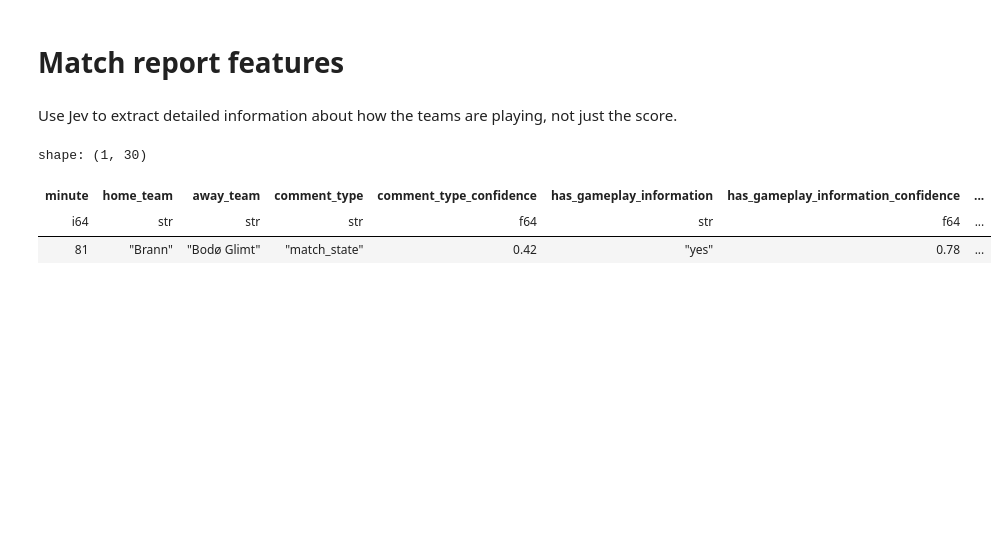
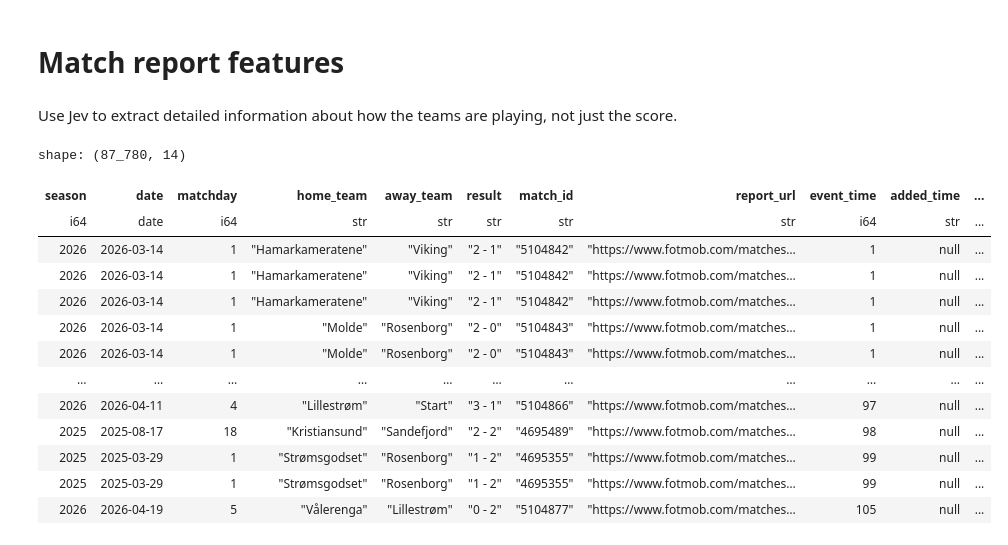
Before and after one commit to PolarsDude/brann_ticket_sales_forecasting, a Jupyter notebook: jev_experiments.ipynb, the cells around one changed output. Drawn from its saved outputs; the diff is of its cells as text; code cells hidden in the pictures; blank space fills up the shorter version.

```diff
--- a/jev_experiments.ipynb
+++ b/jev_experiments.ipynb
@@ -133,4 +19,60 @@ klassifiser_datadomene("Hvor lenge hadde Tromsø førsteplassen i sesongen 2026
 # Match report features
 # %% [markdown]
 Use Jev to extract detailed information about how the teams are playing, not just the score.
+# %%
+
+query = """
+
+    select *
+    from raw_fotmob_events_2026
+    union all
+    select *
+    from raw_fotmob_events_2025
+    union all
+    select *
+    from raw_fotmob_events_2024
+    union all
+    select *
+    from raw_fotmob_events_2023
+
+"""
+
+result = con.execute(query).arrow()
+df = (pl.from_arrow(result)
+#.filter(pl.col('home_team').str.contains("Brann").or_(pl.col('away_team').str.contains("Brann")))
+)
+
+
+
+df = (df
+
+# Only filter events in the game
+.filter(pl.col('event_time').is_not_null())
+#.filter(pl.col('away_team').str.contains('Bodø'))
+
+# Remove non ascii
+.with_columns(pds.replace_non_ascii('event_time'))
+
+.with_columns(pl.col('event_time').str.to_integer())
+
+.sort(by='event_time', descending=False)
+
+#.filter(pl.col('text').str.contains("Glimt innleder"))
+)
+df
+# %% [output]
+shape: (87_780, 14)
+| season | date | matchday | home_team | away_team | result | match_id | report_url | event_time | added_time | ... |
+| i64 | date | i64 | str | str | str | str | str | i64 | str | ... |
+| 2026 | 2026-03-14 | 1 | "Hamarkameratene" | "Viking" | "2 - 1" | "5104842" | "https://www.fotmob.com/matches… | 1 | null | ... |
+| 2026 | 2026-03-14 | 1 | "Hamarkameratene" | "Viking" | "2 - 1" | "5104842" | "https://www.fotmob.com/matches… | 1 | null | ... |
+| 2026 | 2026-03-14 | 1 | "Hamarkameratene" | "Viking" | "2 - 1" | "5104842" | "https://www.fotmob.com/matches… | 1 | null | ... |
+| 2026 | 2026-03-14 | 1 | "Molde" | "Rosenborg" | "2 - 0" | "5104843" | "https://www.fotmob.com/matches… | 1 | null | ... |
+| 2026 | 2026-03-14 | 1 | "Molde" | "Rosenborg" | "2 - 0" | "5104843" | "https://www.fotmob.com/matches… | 1 | null | ... |
+| … | … | … | … | … | … | … | … | … | … | ... |
+| 2026 | 2026-04-11 | 4 | "Lillestrøm" | "Start" | "3 - 1" | "5104866" | "https://www.fotmob.com/matches… | 97 | null | ... |
+| 2025 | 2025-08-17 | 18 | "Kristiansund" | "Sandefjord" | "2 - 2" | "4695489" | "https://www.fotmob.com/matches… | 98 | null | ... |
+| 2025 | 2025-03-29 | 1 | "Strømsgodset" | "Rosenborg" | "1 - 2" | "4695355" | "https://www.fotmob.com/matches… | 99 | null | ... |
+| 2025 | 2025-03-29 | 1 | "Strømsgodset" | "Rosenborg" | "1 - 2" | "4695355" | "https://www.fotmob.com/matches… | 99 | null | ... |
+| 2026 | 2026-04-19 | 5 | "Vålerenga" | "Lillestrøm" | "0 - 2" | "5104877" | "https://www.fotmob.com/matches… | 105 | null | ... |
 # %%
@@ -605,18 +253,0 @@ def klassifiser_kampreferat(
-# %%
-# Example
-result = klassifiser_kampreferat(
-    tekst=(
-       "Jakter en andre fulltreffer mot lave gjester."
-    ),
-    minutt=81,
-    hjemmelag="Brann",
-    bortelag="Bodø Glimt",
-    config=config
-)
-
-pl.DataFrame([result])
-# %% [output]
-shape: (1, 30)
-| minute | home_team | away_team | comment_type | comment_type_confidence | has_gameplay_information | has_gameplay_information_confidence | ... |
-| i64 | str | str | str | f64 | str | f64 | ... |
-| 81 | "Brann" | "Bodø Glimt" | "match_state" | 0.42 | "yes" | 0.78 | ... |
```
Also changed, not shown: parts of 11 cells of this notebook, 1 other file.
